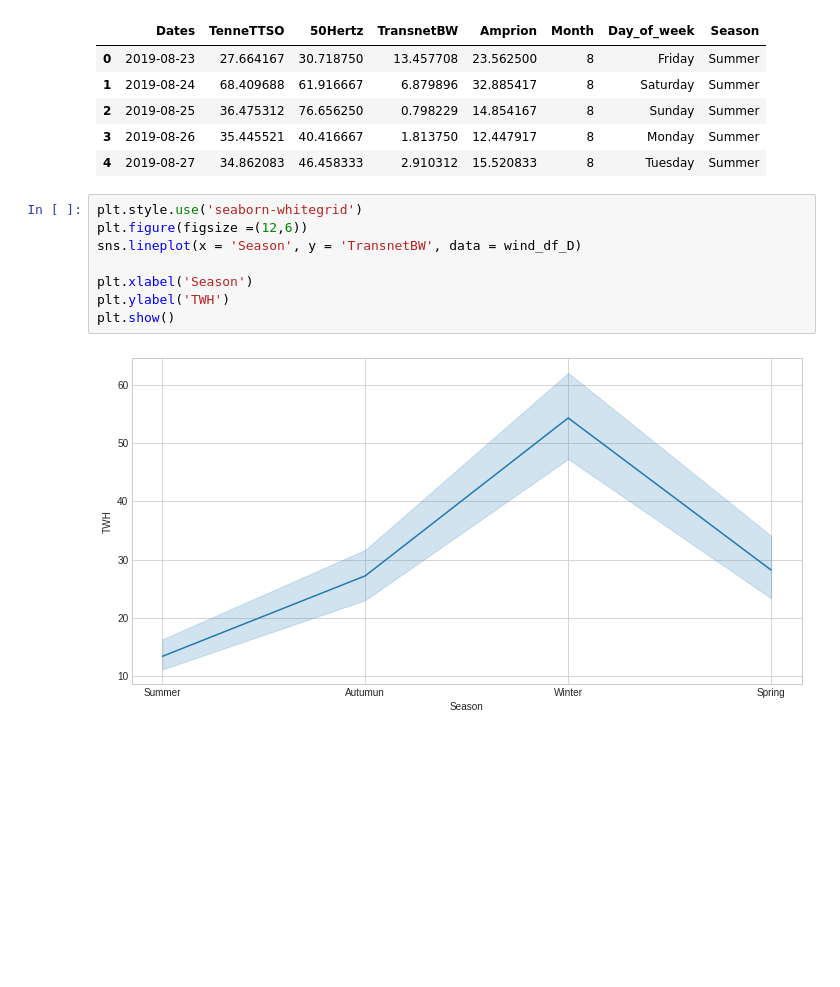
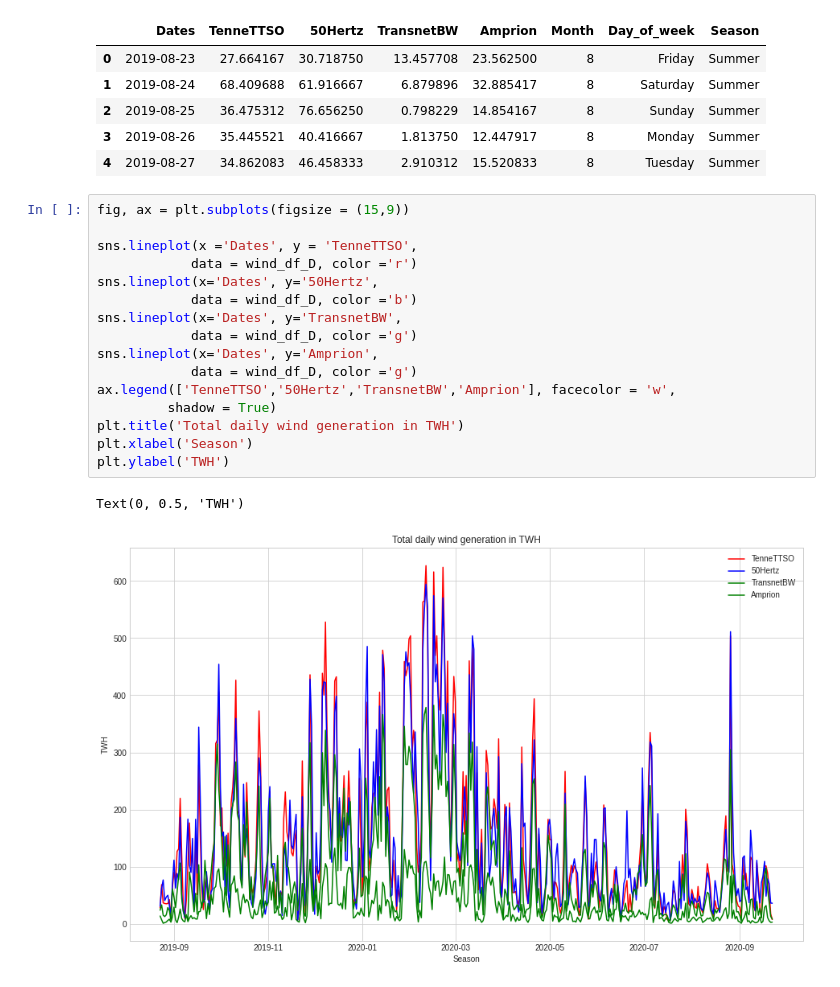
Before and after one commit to behlvaibhav/Wind-Power-Generation, a Jupyter notebook: wind-power-generation.ipynb, the cells around one changed output. Cells and saved outputs as stored; diff of their text form; blank space fills up the shorter version.

```diff
--- a/wind-power-generation.ipynb
+++ b/wind-power-generation.ipynb
@@ -254,13 +254,22 @@ wind_df_D.head()
 | 2 | 2019-08-25 | 36.475312 | 76.656250 | 0.798229 | 14.854167 | 8 | Sunday | Summer |
 | 3 | 2019-08-26 | 35.445521 | 40.416667 | 1.813750 | 12.447917 | 8 | Monday | Summer |
 | 4 | 2019-08-27 | 34.862083 | 46.458333 | 2.910312 | 15.520833 | 8 | Tuesday | Summer |
-# %%
-plt.style.use('seaborn-whitegrid')
-plt.figure(figsize =(12,6))
-sns.lineplot(x = 'Season', y = 'TransnetBW', data = wind_df_D)
-
-plt.xlabel('Season')
-plt.ylabel('TWH')
-plt.show()
-# %% [output]
-[figure, removed]
+# %%
+fig, ax = plt.subplots(figsize = (15,9))
+
+sns.lineplot(x ='Dates', y = 'TenneTTSO',
+            data = wind_df_D, color ='r')
+sns.lineplot(x='Dates', y='50Hertz',
+            data = wind_df_D, color ='b')
+sns.lineplot(x='Dates', y='TransnetBW',
+            data = wind_df_D, color ='g')
+sns.lineplot(x='Dates', y='Amprion',
+            data = wind_df_D, color ='g')
+ax.legend(['TenneTTSO','50Hertz','TransnetBW','Amprion'], facecolor = 'w',
+         shadow = True)
+plt.title('Total daily wind generation in TWH')
+plt.xlabel('Season')
+plt.ylabel('TWH')
+# %% [output]
+Text(0, 0.5, 'TWH')
+[figure, added]
```
Also changed, not shown: parts of 4 cells of this notebook.
